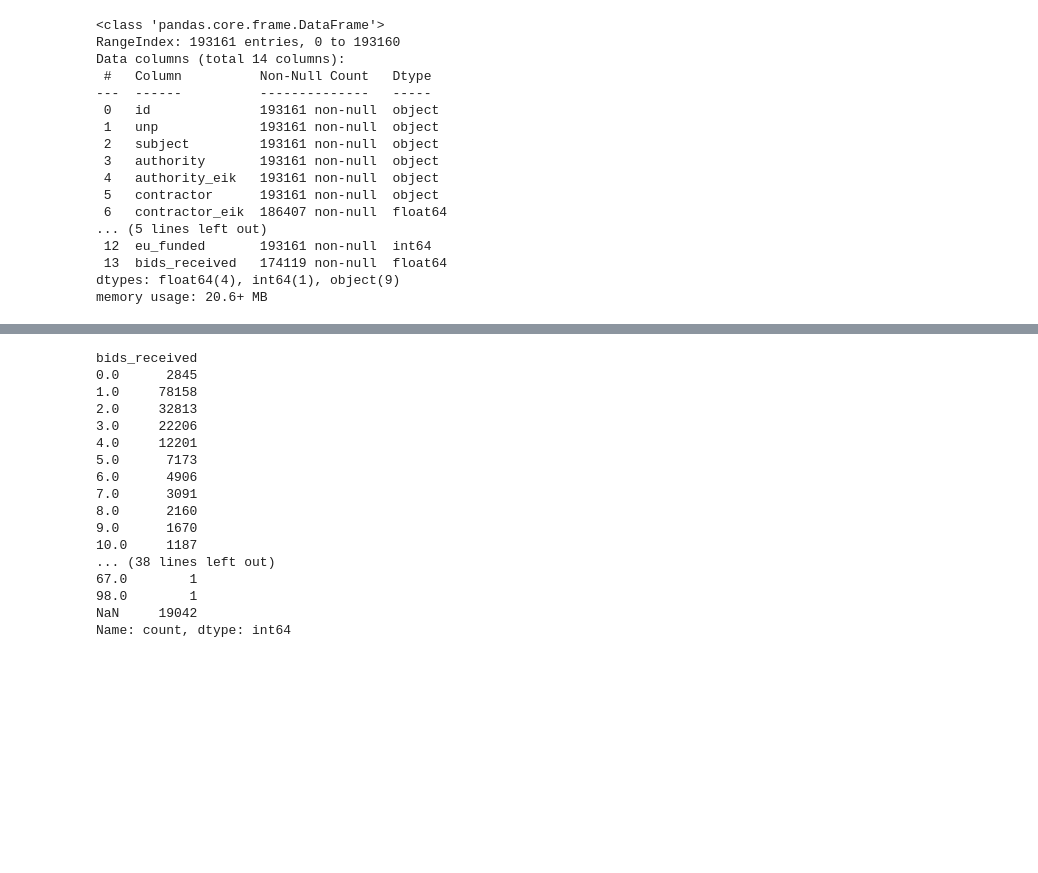
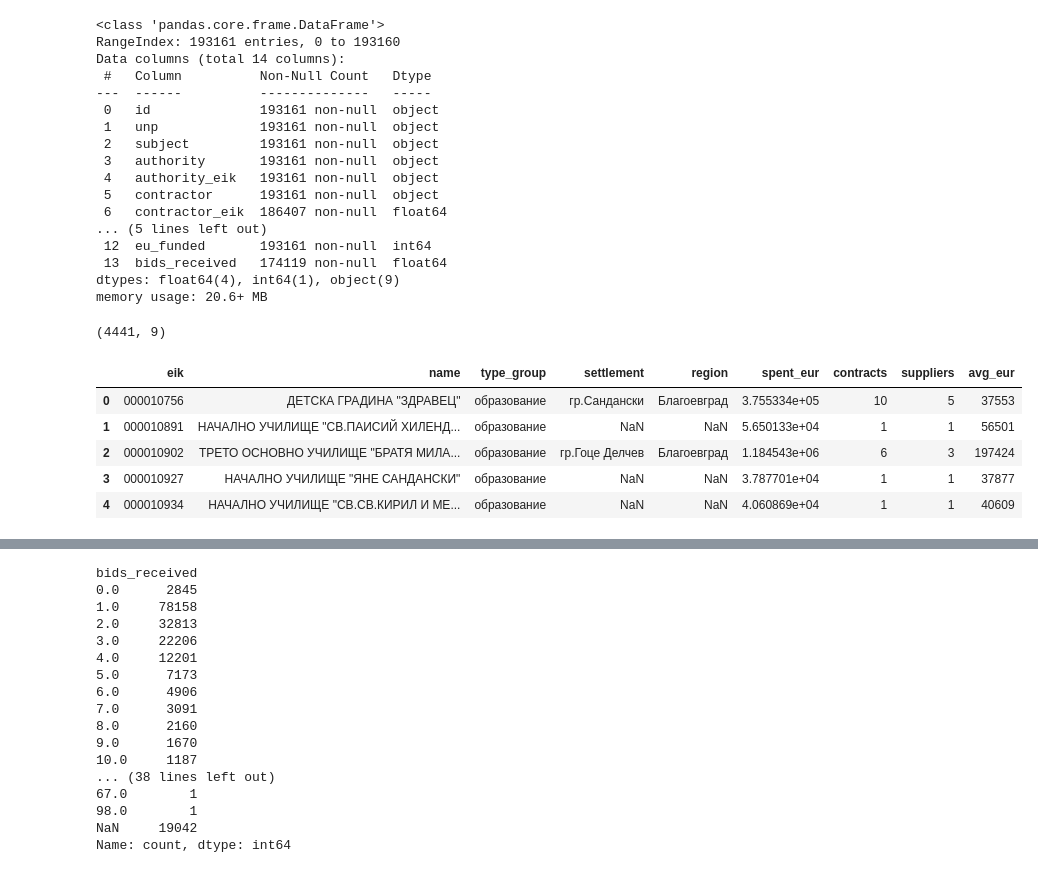
Before and after one commit to DenisMilanov/bg-procurement-single-bid, a Jupyter notebook: notebooks/01-initial-exploration.ipynb, the cells around one changed output, grey strips where cells are left out. Drawn from its saved outputs; the diff is of its cells as text; code cells hidden in the pictures; blank space fills up the shorter version.

```diff
--- a/notebooks/01-initial-exploration.ipynb
+++ b/notebooks/01-initial-exploration.ipynb
@@ -35,3 +61,14 @@ Data columns (total 14 columns):
  13  bids_received   174119 non-null  float64
 dtypes: float64(4), int64(1), object(9)
 memory usage: 20.6+ MB
+# %%
+print(authorities.shape)
+authorities.head()
+# %% [output]
+(4441, 9)
+|  | eik | name | type_group | settlement | region | spent_eur | contracts | suppliers | avg_eur |
+| 0 | 000010756 | ДЕТСКА ГРАДИНА "ЗДРАВЕЦ" | образование | гр.Сандански | Благоевград | 3.755334e+05 | 10 | 5 | 37553 |
+| 1 | 000010891 | НАЧАЛНО УЧИЛИЩЕ "СВ.ПАИСИЙ ХИЛЕНД... | образование | NaN | NaN | 5.650133e+04 | 1 | 1 | 56501 |
+| 2 | 000010902 | ТРЕТО ОСНОВНО УЧИЛИЩЕ "БРАТЯ МИЛА... | образование | гр.Гоце Делчев | Благоевград | 1.184543e+06 | 6 | 3 | 197424 |
+| 3 | 000010927 | НАЧАЛНО УЧИЛИЩЕ "ЯНЕ САНДАНСКИ" | образование | NaN | NaN | 3.787701e+04 | 1 | 1 | 37877 |
+| 4 | 000010934 | НАЧАЛНО УЧИЛИЩЕ "СВ.СВ.КИРИЛ И МЕ... | образование | NaN | NaN | 4.060869e+04 | 1 | 1 | 40609 |
```
Also changed, not shown: parts of 28 cells of this notebook, 4 other files.
